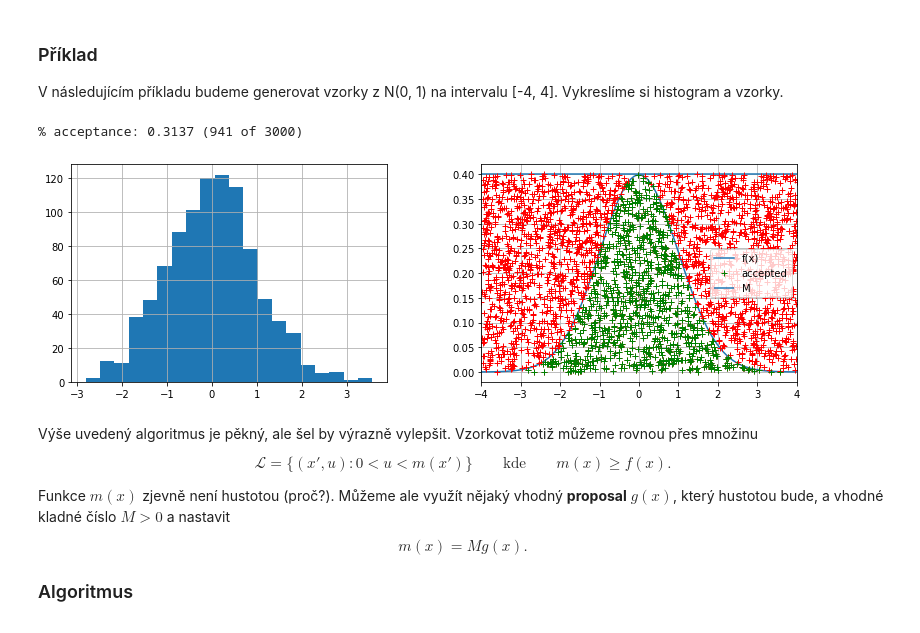
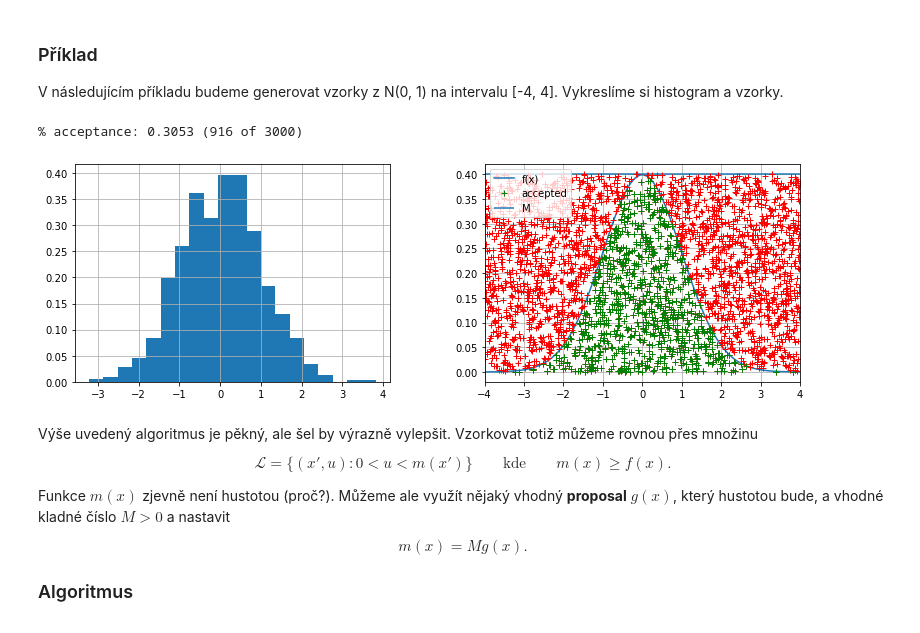
Before and after one commit to TaIos/bml, a Jupyter notebook: prednasky/Monte_Carlo_uvod_KD.ipynb, the cells around one changed output. Cells and saved outputs as stored; diff of their text form; code cells hidden in the pictures.

```diff
--- a/prednasky/Monte_Carlo_uvod_KD.ipynb
+++ b/prednasky/Monte_Carlo_uvod_KD.ipynb
@@ -162,29 +162,29 @@ Předpokládejme, že $\int_a^b f(x)dx = 1$ a zvolme $m > f(x)$ pro všechna $x\
 V následujícím příkladu budeme generovat vzorky z N(0, 1) na intervalu [-4, 4]. Vykreslíme si histogram a vzorky.
 # %%
 nsamples = 3000     ### Number of samples
-M = .4             ### M
+M = .4              ### M
 
 samples_u = np.random.uniform(low=0., high=M, size=nsamples)   # uniform samples
 samples_x = np.random.uniform(-4, 4, size=nsamples)            # proposal samples
 fx = norm.pdf(samples_x)                                       # value of f(x)
 accepted = np.where(samples_u < fx)[0]
 
 print("% acceptance: {0:.4f} ({1} of {2})".format(accepted.size/nsamples, accepted.size, nsamples))
 plt.figure(figsize=(13, 4))
 plt.subplot(121)
-plt.hist(samples_x[accepted], bins=20)
+plt.hist(samples_x[accepted], bins=20, density=True)
 plt.subplot(122)
 x = np.linspace(-4, 4, 100)
 plt.plot(x, norm.pdf(x), label='f(x)')
 plt.hlines(M, x.min(), x.max(), label='M')
 plt.plot(samples_x, samples_u, 'r+')
 plt.plot(samples_x[accepted], samples_u[accepted], 'g+', label='accepted')
 plt.xlim(-4, 4)
 plt.legend()
 plt.show()
 # %% [output]
-% acceptance: 0.3137 (941 of 3000)
+% acceptance: 0.3053 (916 of 3000)
-[figure, old version]
+[figure, new version]
 # %% [markdown]
 Výše uvedený algoritmus je pěkný, ale šel by výrazně vylepšit. Vzorkovat totiž můžeme rovnou přes množinu
 
```
Also changed, not shown: parts of 13 cells of this notebook.
